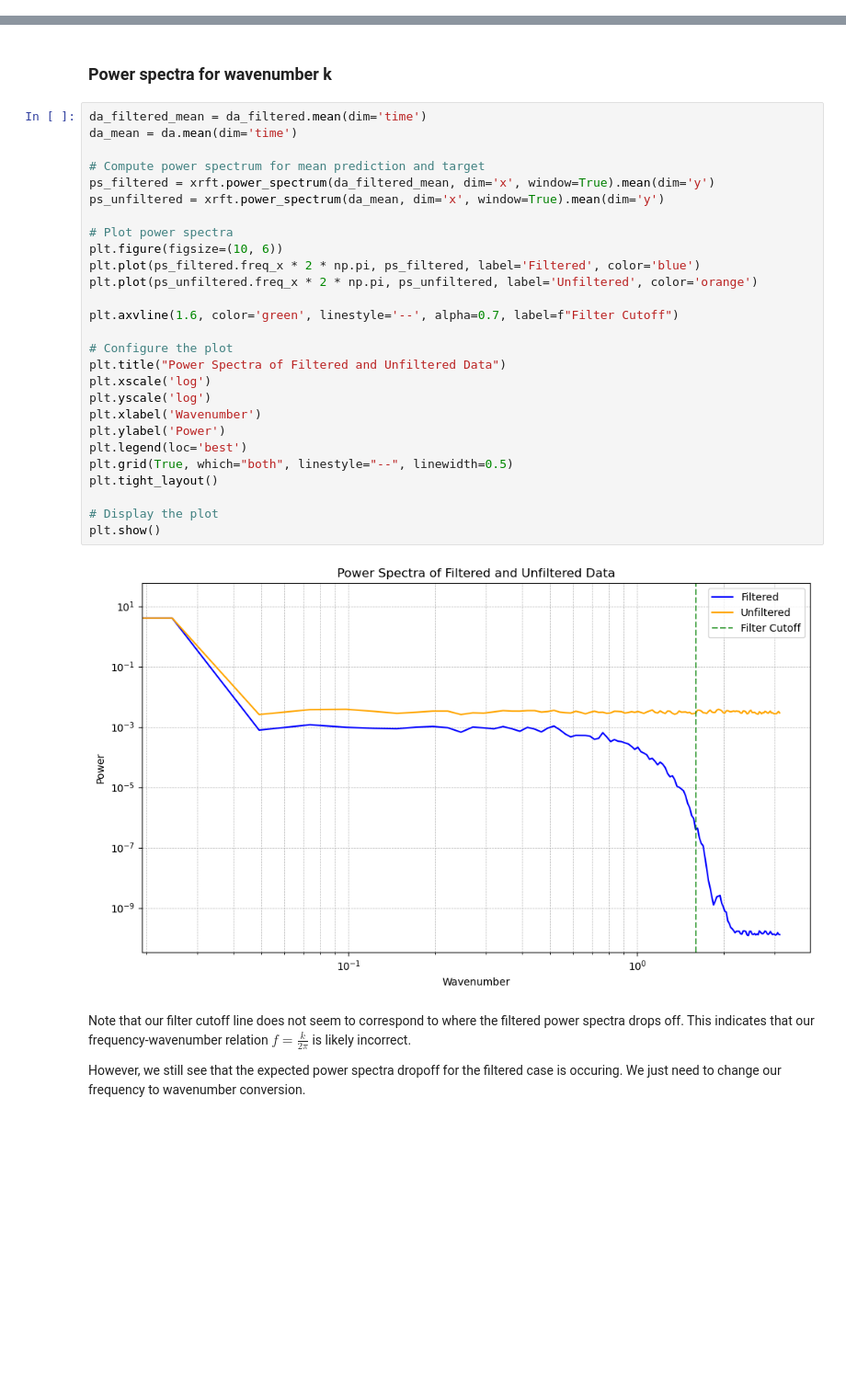
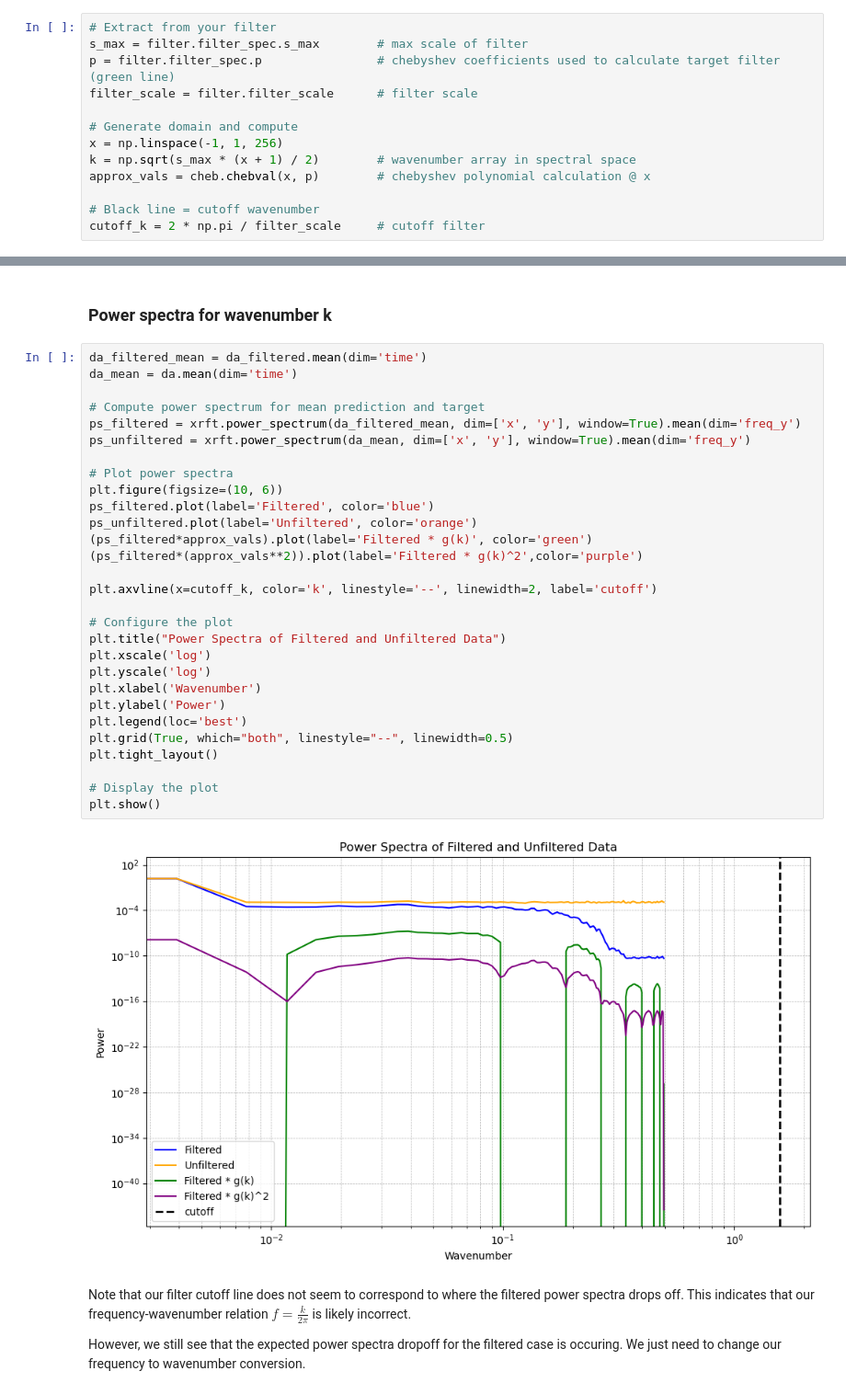
Before and after one commit to ocean-transport/cm26_diagnostics, a Jupyter notebook: gcmFilterCutoffExploration.ipynb, the cells around one changed output, grey strips where cells are left out. Shown at 92% size. Cells and saved outputs as stored; diff of their text form; blank space fills up the shorter version.

```diff
--- a/gcmFilterCutoffExploration.ipynb
+++ b/gcmFilterCutoffExploration.ipynb
@@ -121,0 +156,13 @@ We can try to convert from frequency to wavenumber as such: $f = \frac{k}{2\pi}$
+# %%
+# Extract from your filter
+s_max = filter.filter_spec.s_max        # max scale of filter
+p = filter.filter_spec.p                # chebyshev coefficients used to calculate target filter (green line)
+filter_scale = filter.filter_scale      # filter scale
+
+# Generate domain and compute
+x = np.linspace(-1, 1, 256)
+k = np.sqrt(s_max * (x + 1) / 2)        # wavenumber array in spectral space
+approx_vals = cheb.chebval(x, p)        # chebyshev polynomial calculation @ x
+
+# Black line = cutoff wavenumber
+cutoff_k = 2 * np.pi / filter_scale     # cutoff filter
@@ -124,32 +177,34 @@ We can try to convert from frequency to wavenumber as such: $f = \frac{k}{2\pi}$
 # %%
 da_filtered_mean = da_filtered.mean(dim='time')
 da_mean = da.mean(dim='time')
 
 # Compute power spectrum for mean prediction and target
-ps_filtered = xrft.power_spectrum(da_filtered_mean, dim='x', window=True).mean(dim='y')
-ps_unfiltered = xrft.power_spectrum(da_mean, dim='x', window=True).mean(dim='y')
+ps_filtered = xrft.power_spectrum(da_filtered_mean, dim=['x', 'y'], window=True).mean(dim='freq_y')
+ps_unfiltered = xrft.power_spectrum(da_mean, dim=['x', 'y'], window=True).mean(dim='freq_y')
 
 # Plot power spectra
 plt.figure(figsize=(10, 6))
-plt.plot(ps_filtered.freq_x * 2 * np.pi, ps_filtered, label='Filtered', color='blue')
-plt.plot(ps_unfiltered.freq_x * 2 * np.pi, ps_unfiltered, label='Unfiltered', color='orange')
+ps_filtered.plot(label='Filtered', color='blue')
+ps_unfiltered.plot(label='Unfiltered', color='orange')
+(ps_filtered*approx_vals).plot(label='Filtered * g(k)', color='green')
+(ps_filtered*(approx_vals**2)).plot(label='Filtered * g(k)^2',color='purple')
 
-plt.axvline(1.6, color='green', linestyle='--', alpha=0.7, label=f"Filter Cutoff")
+plt.axvline(x=cutoff_k, color='k', linestyle='--', linewidth=2, label='cutoff')
 
 # Configure the plot
 plt.title("Power Spectra of Filtered and Unfiltered Data")
 plt.xscale('log')
 plt.yscale('log')
 plt.xlabel('Wavenumber')
 plt.ylabel('Power')
 plt.legend(loc='best')
 plt.grid(True, which="both", linestyle="--", linewidth=0.5)
 plt.tight_layout()
 
 # Display the plot
 plt.show()
 # %% [output]
-[figure, old version]
+[figure, new version]
 # %% [markdown]
 Note that our filter cutoff line does not seem to correspond to where the filtered power spectra drops off. This indicates that our frequency-wavenumber relation $f = \frac{k}{2\pi}$ is likely incorrect.
 
```
Also changed, not shown: parts of 7 cells of this notebook, 1 other file.
